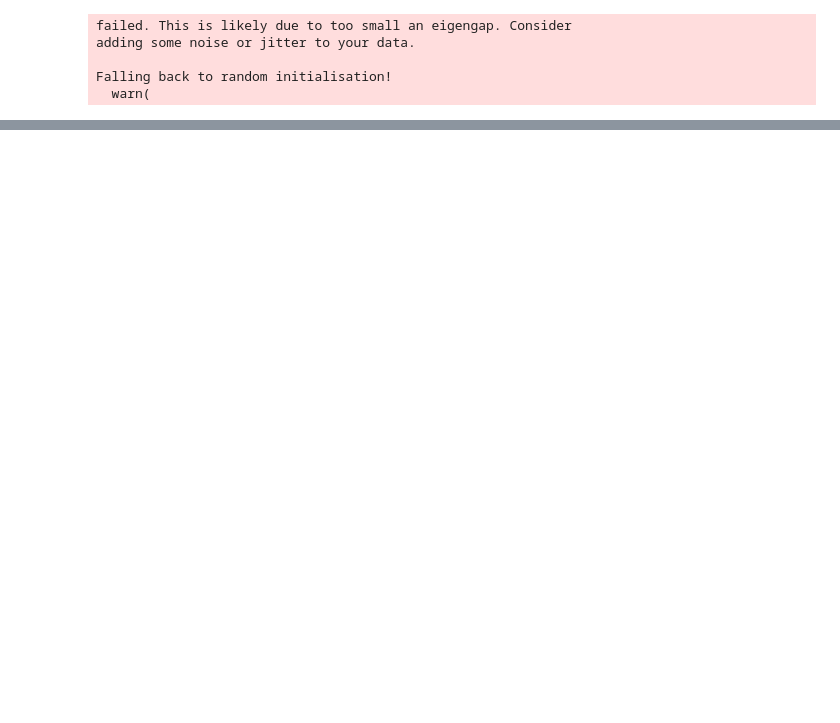
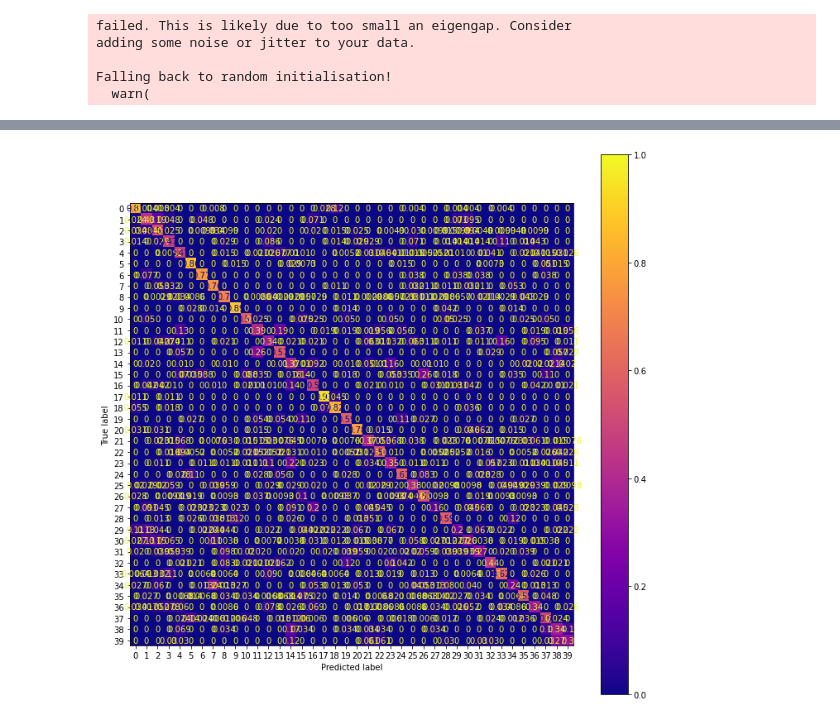
Before and after one commit to DeVriesMatt/TearingNetNew, a Jupyter notebook: extract_modelnet_features.ipynb, the cells around one changed output, grey strips where cells are left out. Cells and saved outputs as stored; diff of their text form; code cells hidden in the pictures; blank space fills up the shorter version.

```diff
--- a/extract_modelnet_features.ipynb
+++ b/extract_modelnet_features.ipynb
@@ -114,0 +116,7 @@ labels
+# %%
+fig, ax = plt.subplots(figsize=(12, 12))
+cm = plot_confusion_matrix(clf, X_test, y_test, normalize='true', ax=ax, cmap=plt.cm.plasma)
+cm.ax_.get_images()[0].set_clim(0, 1)
+plt.show()
+# %% [output]
+[figure, added]
```
Also changed, not shown: parts of 8 cells of this notebook, 3 other files.
